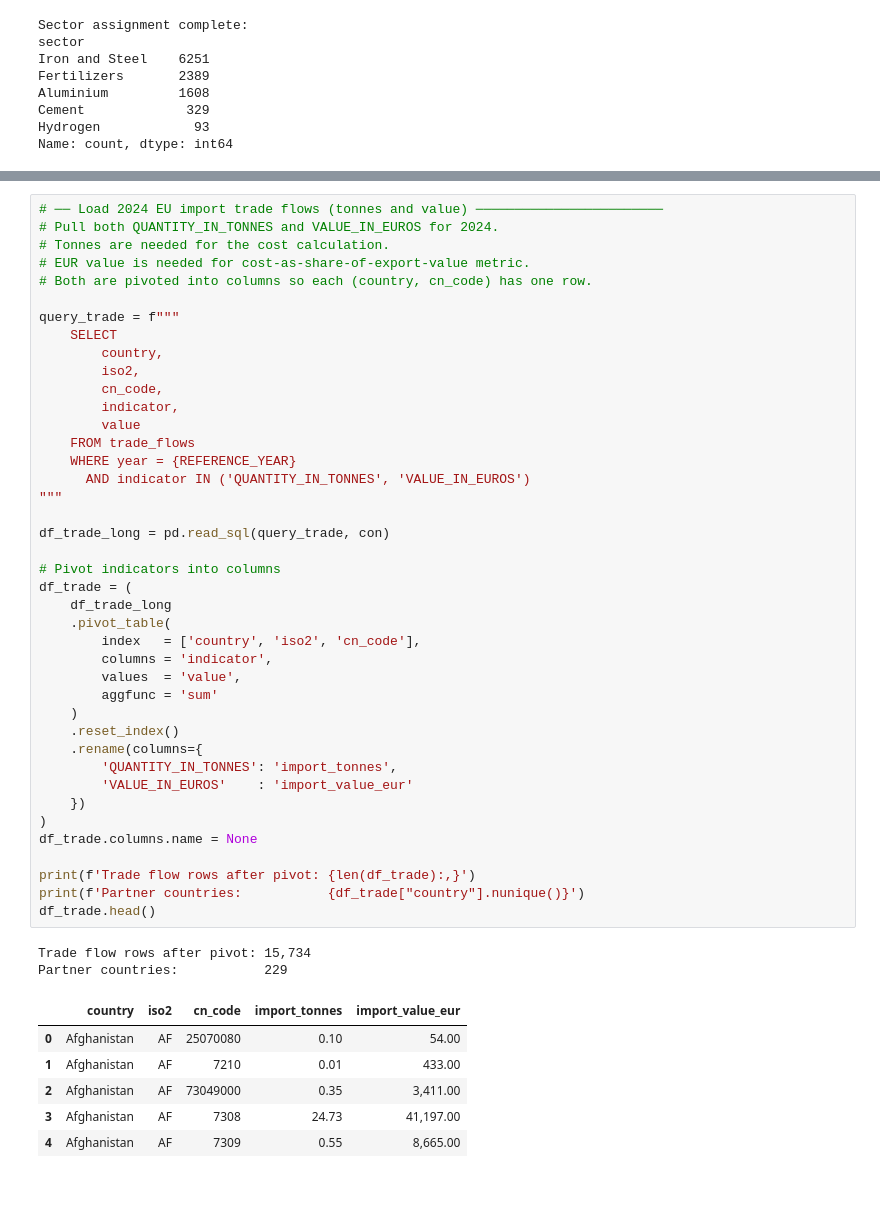
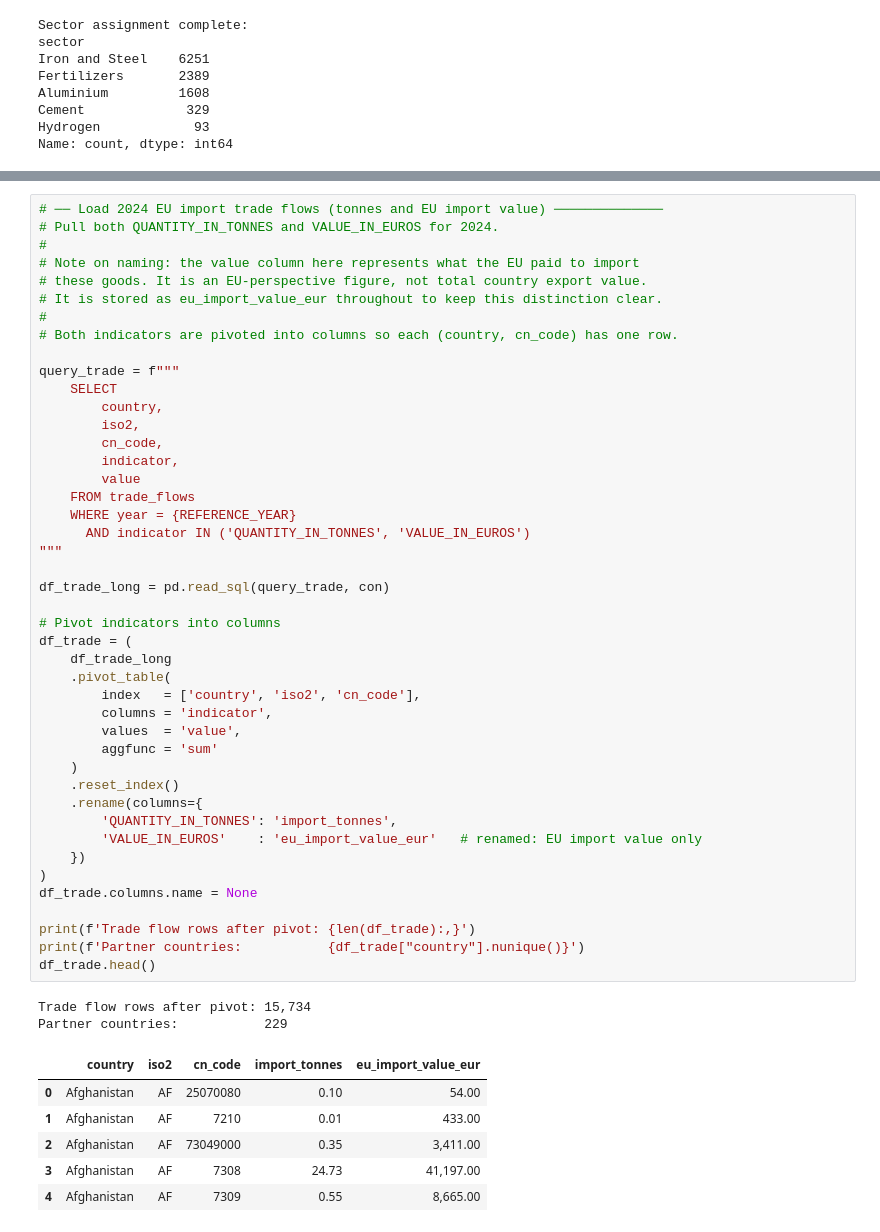
Before and after one commit to M1ck3yJ0/cbam-analysis, a Jupyter notebook: projects/01_country_exposure/calculations.ipynb, the cells around one changed output, grey strips where cells are left out. Saved outputs shown, nothing was run; the diff lists cells and outputs as text; blank space fills up the shorter version.

Commit message:
fix: errors in project 1 calculations notebook

```diff
--- a/projects/01_country_exposure/calculations.ipynb
+++ b/projects/01_country_exposure/calculations.ipynb
@@ -232,9 +252,12 @@ Rows without route variation:     10,613
 # %%
-# ── Load 2024 EU import trade flows (tonnes and value) ────────────────────────
+# ── Load 2024 EU import trade flows (tonnes and EU import value) ──────────────
 # Pull both QUANTITY_IN_TONNES and VALUE_IN_EUROS for 2024.
-# Tonnes are needed for the cost calculation.
-# EUR value is needed for cost-as-share-of-export-value metric.
-# Both are pivoted into columns so each (country, cn_code) has one row.
+#
+# Note on naming: the value column here represents what the EU paid to import
+# these goods. It is an EU-perspective figure, not total country export value.
+# It is stored as eu_import_value_eur throughout to keep this distinction clear.
+#
+# Both indicators are pivoted into columns so each (country, cn_code) has one row.
 
 query_trade = f"""
     SELECT
@@ -245,35 +268,35 @@ query_trade = f"""
         value
     FROM trade_flows
     WHERE year = {REFERENCE_YEAR}
       AND indicator IN ('QUANTITY_IN_TONNES', 'VALUE_IN_EUROS')
 """
 
 df_trade_long = pd.read_sql(query_trade, con)
 
 # Pivot indicators into columns
 df_trade = (
     df_trade_long
     .pivot_table(
         index   = ['country', 'iso2', 'cn_code'],
         columns = 'indicator',
         values  = 'value',
         aggfunc = 'sum'
     )
     .reset_index()
     .rename(columns={
         'QUANTITY_IN_TONNES': 'import_tonnes',
-        'VALUE_IN_EUROS'    : 'import_value_eur'
+        'VALUE_IN_EUROS'    : 'eu_import_value_eur'   # renamed: EU import value only
     })
 )
 df_trade.columns.name = None
 
 print(f'Trade flow rows after pivot: {len(df_trade):,}')
 print(f'Partner countries:           {df_trade["country"].nunique()}')
 df_trade.head()
 # %% [output]
 Trade flow rows after pivot: 15,734
 Partner countries:           229
-|  | country | iso2 | cn_code | import_tonnes | import_value_eur |
+|  | country | iso2 | cn_code | import_tonnes | eu_import_value_eur |
 | 0 | Afghanistan | AF | 25070080 | 0.10 | 54.00 |
 | 1 | Afghanistan | AF | 7210 | 0.01 | 433.00 |
 | 2 | Afghanistan | AF | 73049000 | 0.35 | 3,411.00 |
```
Also changed, not shown: parts of 16 cells of this notebook.
